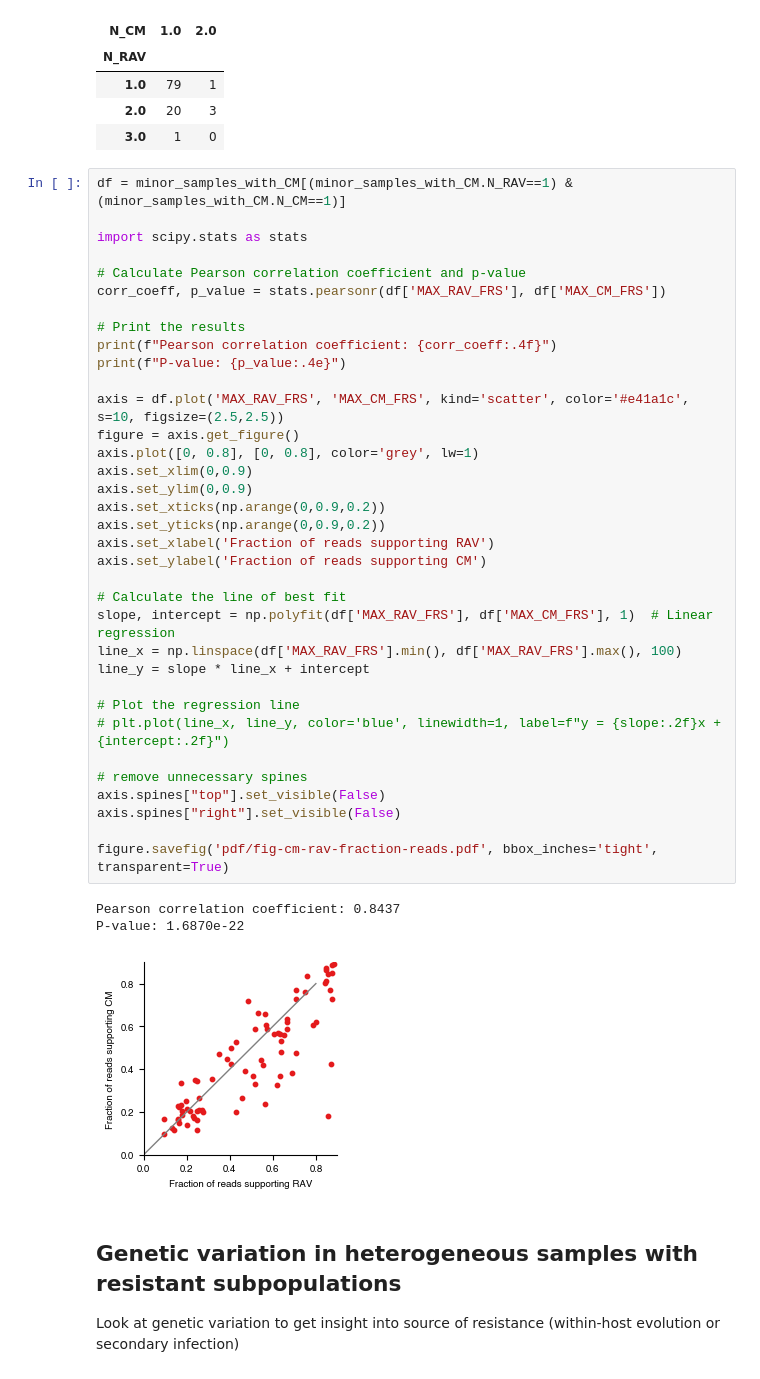
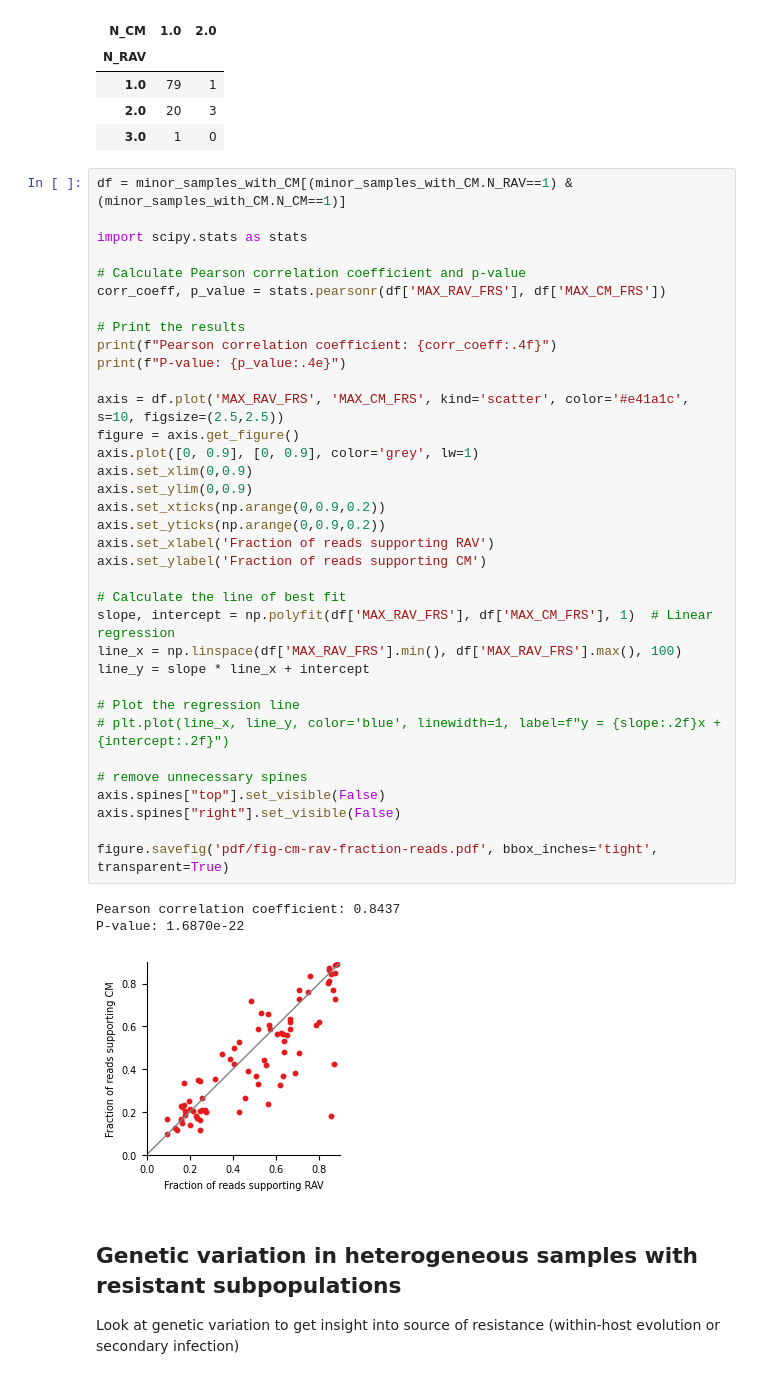
Before and after one commit to fowler-lab/tuberculosis-RNAP-subpopulations, a Jupyter notebook: analysis_refactored.ipynb, the cells around one changed output. Drawn from its saved outputs; the diff is of its cells as text.

```diff
--- a/analysis_refactored.ipynb
+++ b/analysis_refactored.ipynb
@@ -630,35 +745,35 @@ corr_coeff, p_value = stats.pearsonr(df['MAX_RAV_FRS'], df['MAX_CM_FRS'])
 
 # Print the results
 print(f"Pearson correlation coefficient: {corr_coeff:.4f}")
 print(f"P-value: {p_value:.4e}")
 
 axis = df.plot('MAX_RAV_FRS', 'MAX_CM_FRS', kind='scatter', color='#e41a1c', s=10, figsize=(2.5,2.5))
 figure = axis.get_figure()
-axis.plot([0, 0.8], [0, 0.8], color='grey', lw=1)
+axis.plot([0, 0.9], [0, 0.9], color='grey', lw=1)
 axis.set_xlim(0,0.9)
 axis.set_ylim(0,0.9)
 axis.set_xticks(np.arange(0,0.9,0.2))
 axis.set_yticks(np.arange(0,0.9,0.2))
 axis.set_xlabel('Fraction of reads supporting RAV')
 axis.set_ylabel('Fraction of reads supporting CM')
 
 # Calculate the line of best fit
 slope, intercept = np.polyfit(df['MAX_RAV_FRS'], df['MAX_CM_FRS'], 1)  # Linear regression
 line_x = np.linspace(df['MAX_RAV_FRS'].min(), df['MAX_RAV_FRS'].max(), 100)
 line_y = slope * line_x + intercept
 
 # Plot the regression line
 # plt.plot(line_x, line_y, color='blue', linewidth=1, label=f"y = {slope:.2f}x + {intercept:.2f}")
 
 # remove unnecessary spines
 axis.spines["top"].set_visible(False)
 axis.spines["right"].set_visible(False)
 
 figure.savefig('pdf/fig-cm-rav-fraction-reads.pdf', bbox_inches='tight', transparent=True)
 # %% [output]
 Pearson correlation coefficient: 0.8437
 P-value: 1.6870e-22
-[figure, old version]
+[figure, new version]
 # %% [markdown]
 ## Genetic variation in heterogeneous samples with resistant subpopulations
 
```
Also changed, not shown: parts of 35 cells of this notebook.
